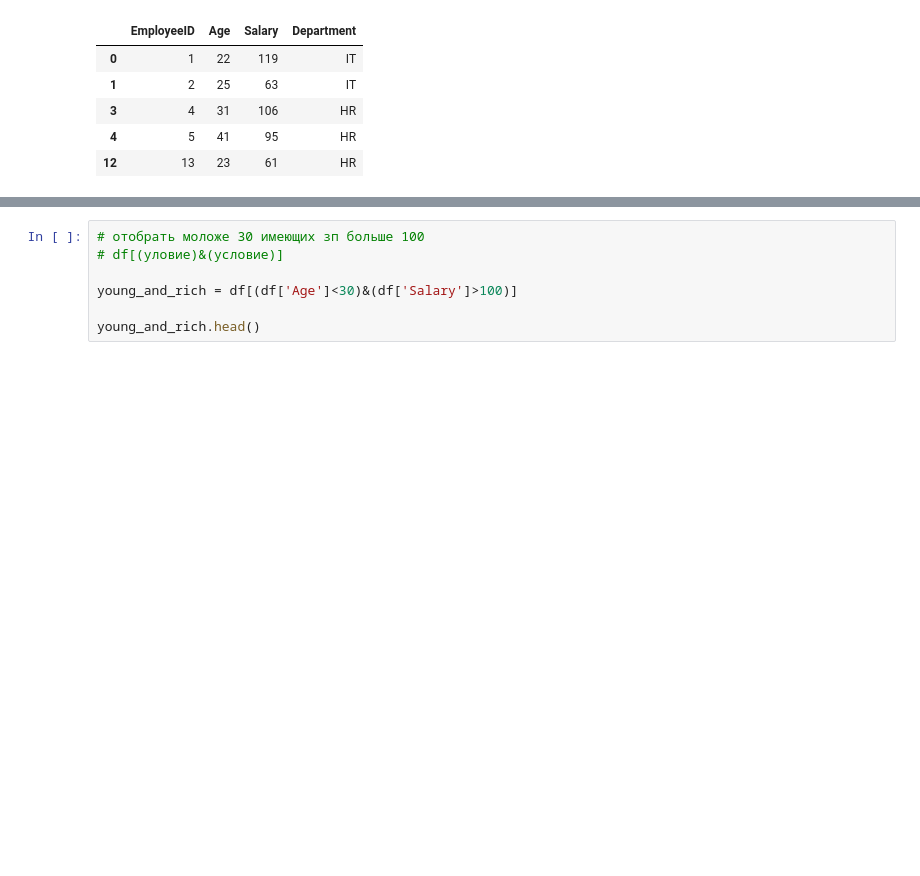
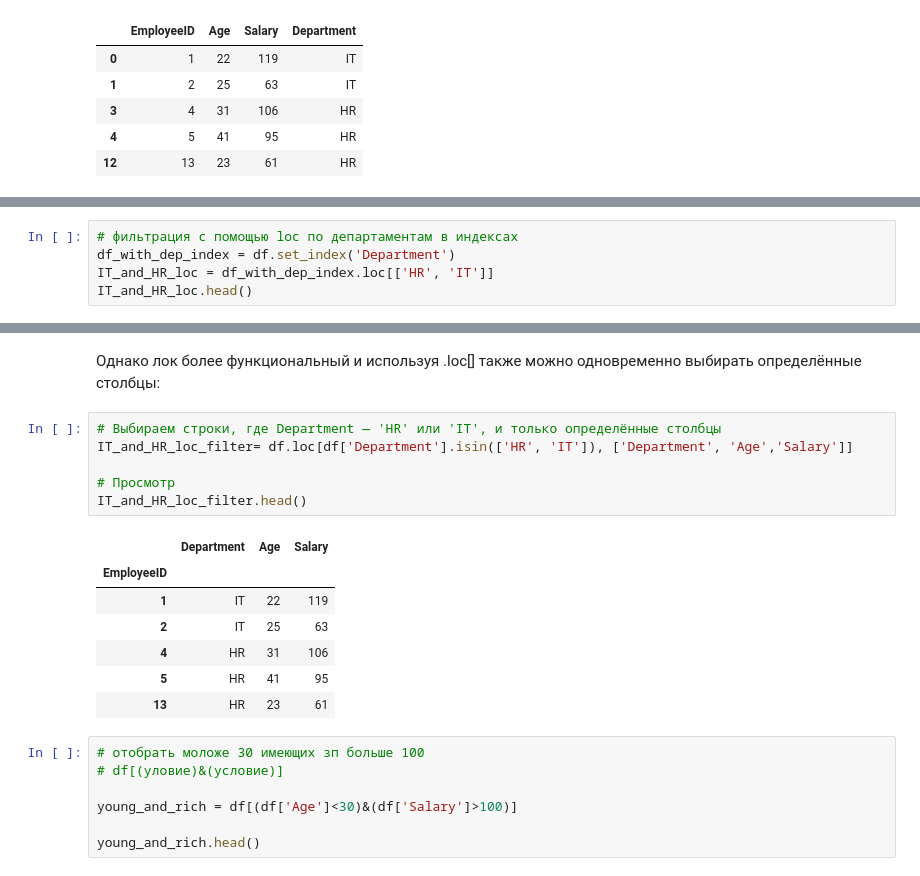
Before and after one commit to trutneva-k/basic_Python_methods, a Jupyter notebook: pandas_basic_methods.ipynb, the cells around one changed output, grey strips where cells are left out. Cells and saved outputs as stored; diff of their text form; blank space fills up the shorter version.

```diff
--- a/pandas_basic_methods.ipynb
+++ b/pandas_basic_methods.ipynb
@@ -226,0 +242,5 @@ IT_and_HR.head()
+# %%
+# фильтрация с помощью loc по департаментам в индексах
+df_with_dep_index = df.set_index('Department')
+IT_and_HR_loc = df_with_dep_index.loc[['HR', 'IT']]
+IT_and_HR_loc.head()
@@ -227,3 +255,19 @@ IT_and_HR.head()
+# %% [markdown]
+Однако лок более функциональный и используя .loc[] также можно одновременно выбирать определённые столбцы:
+# %%
+# Выбираем строки, где Department — 'HR' или 'IT', и только определённые столбцы
+IT_and_HR_loc_filter= df.loc[df['Department'].isin(['HR', 'IT']), ['Department', 'Age','Salary']]
+
+# Просмотр
+IT_and_HR_loc_filter.head()
+# %% [output]
+|  | Department | Age | Salary |
+| EmployeeID |  |  |  |
+| 1 | IT | 22 | 119 |
+| 2 | IT | 25 | 63 |
+| 4 | HR | 31 | 106 |
+| 5 | HR | 41 | 95 |
+| 13 | HR | 23 | 61 |
 # %%
 # отобрать моложе 30 имеющих зп больше 100
 # df[(уловие)&(условие)]
```
Also changed, not shown: parts of 18 cells of this notebook.
